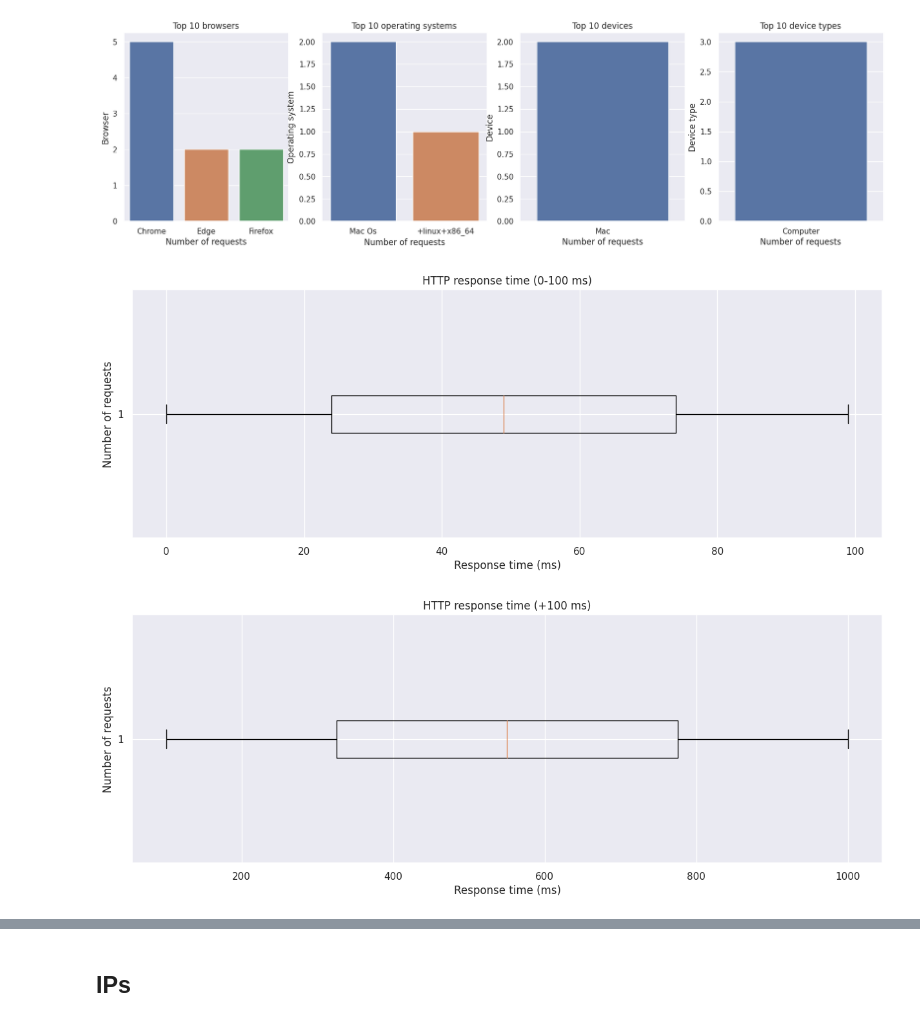
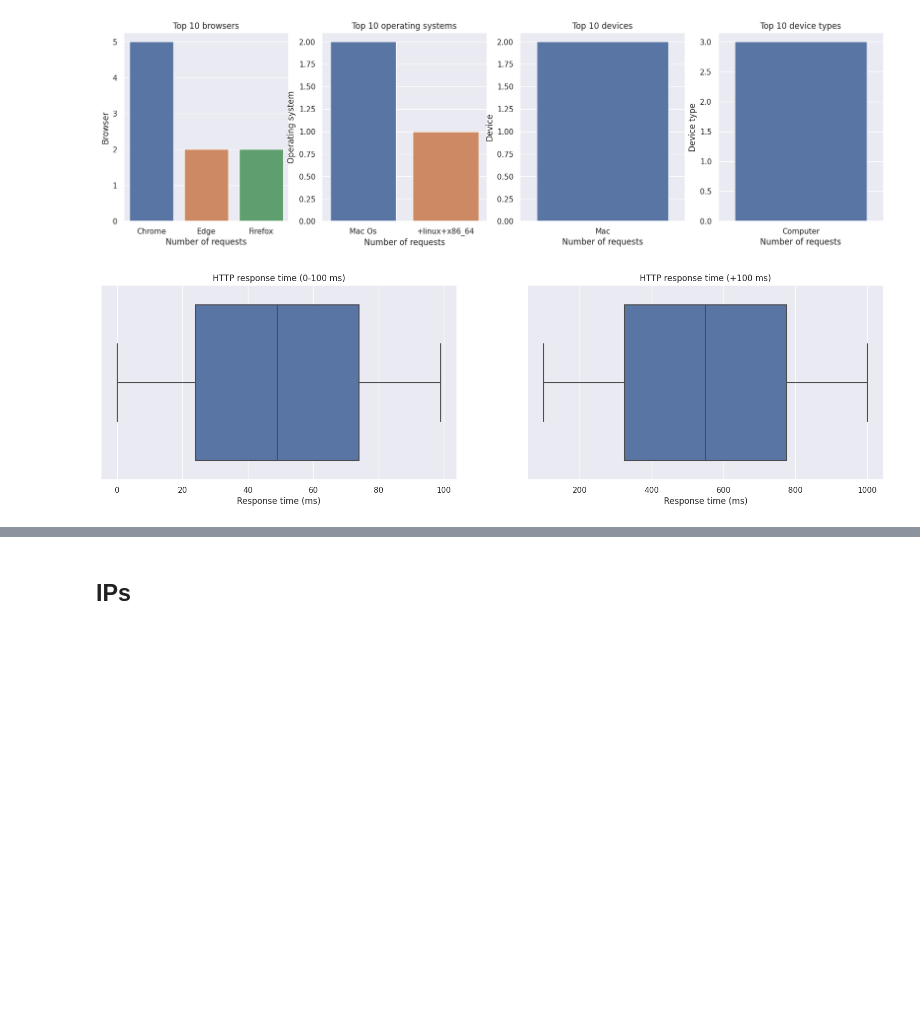
Before and after one commit to samuelskottenborg/W3C-IIS-log-analysis, a Jupyter notebook: W3C IIS log analysis.ipynb, the cells around one changed output, grey strips where cells are left out. Drawn from its saved outputs; the diff is of its cells as text; code cells hidden in the pictures; blank space fills up the shorter version.

Commit message:
Fixed missing table variables. Changed more plots to seaborn.

```diff
--- a/W3C IIS log analysis.ipynb
+++ b/W3C IIS log analysis.ipynb
@@ -176,26 +176,13 @@ plt.show()
 [figure]
 [figure]
 # %%
-# Box plot of HTTP response time
-
-# 1. 0-100 ms
-plt.figure(figsize=(15, 5))
-plt.title('HTTP response time (0-100 ms)')
-plt.xlabel('Response time (ms)')
-plt.ylabel('Number of requests')
-plt.boxplot(df['time-taken'][df['time-taken'] < 100], vert=False)
+# Box plot of HTTP response time. 0-100 ms & +100 ms.
+axs = plt.subplots(1, 2)[1]
+sns.boxplot(x='time-taken', data=df[df['time-taken'] < 100], ax=axs[0]).set(title='HTTP response time (0-100 ms)', xlabel='Response time (ms)')
+sns.boxplot(x='time-taken', data=df[df['time-taken'] > 100], ax=axs[1]).set(title='HTTP response time (+100 ms)', xlabel='Response time (ms)')
 plt.show()
-
-# 2. +100 ms
-plt.figure(figsize=(15, 5))
-plt.title('HTTP response time (+100 ms)')
-plt.xlabel('Response time (ms)')
-plt.ylabel('Number of requests')
-plt.boxplot(df['time-taken'][df['time-taken'] > 100], vert=False)
-plt.show()
 # %% [output]
-[figure, old version]
+[figure, new version]
-[figure, removed]
 # %%
 # Summarizing table
 table = pd.DataFrame(columns=['Total', 'Daily average'])
```
Also changed, not shown: parts of 4 cells of this notebook.
